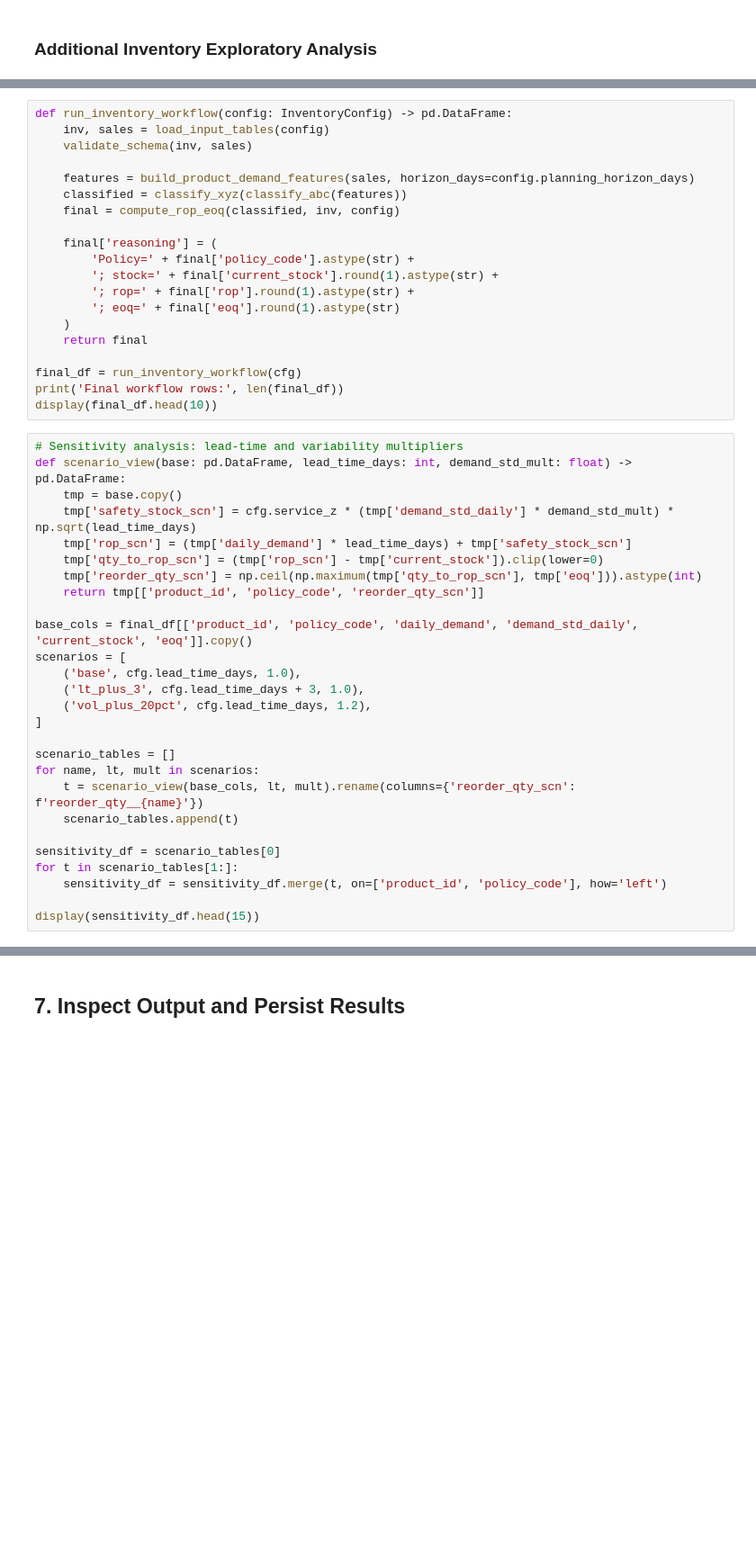
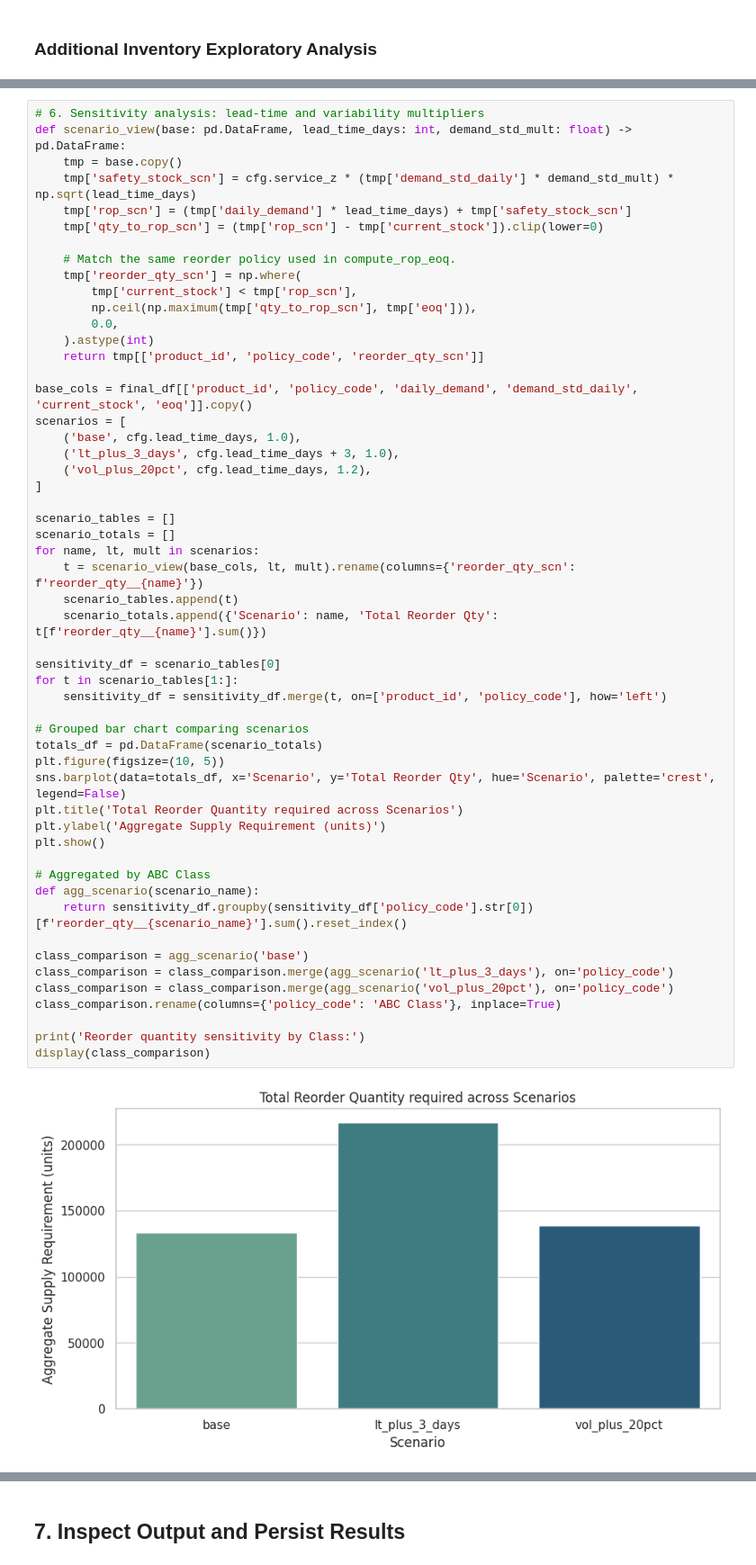
Before and after one commit to Promess02/OptimAIze, a Jupyter notebook: agents/inventory/inventory_abc_xyz_rop_eoq.ipynb, the cells around one changed output, grey strips where cells are left out. Shown at 90% size. Saved outputs shown, nothing was run; the diff lists cells and outputs as text; blank space fills up the shorter version.

```diff
--- a/agents/inventory/inventory_abc_xyz_rop_eoq.ipynb
+++ b/agents/inventory/inventory_abc_xyz_rop_eoq.ipynb
@@ -399,47 +410,55 @@ FileNotFoundError: [Errno 2] No such file or directory: 'pytest'
-# %%
-def run_inventory_workflow(config: InventoryConfig) -> pd.DataFrame:
-    inv, sales = load_input_tables(config)
-    validate_schema(inv, sales)
-
-    features = build_product_demand_features(sales, horizon_days=config.planning_horizon_days)
-    classified = classify_xyz(classify_abc(features))
-    final = compute_rop_eoq(classified, inv, config)
-
-    final['reasoning'] = (
-        'Policy=' + final['policy_code'].astype(str) +
-        '; stock=' + final['current_stock'].round(1).astype(str) +
-        '; rop=' + final['rop'].round(1).astype(str) +
-        '; eoq=' + final['eoq'].round(1).astype(str)
-    )
-    return final
-
-final_df = run_inventory_workflow(cfg)
-print('Final workflow rows:', len(final_df))
-display(final_df.head(10))
 # %%
-# Sensitivity analysis: lead-time and variability multipliers
+# 6. Sensitivity analysis: lead-time and variability multipliers
 def scenario_view(base: pd.DataFrame, lead_time_days: int, demand_std_mult: float) -> pd.DataFrame:
     tmp = base.copy()
     tmp['safety_stock_scn'] = cfg.service_z * (tmp['demand_std_daily'] * demand_std_mult) * np.sqrt(lead_time_days)
     tmp['rop_scn'] = (tmp['daily_demand'] * lead_time_days) + tmp['safety_stock_scn']
     tmp['qty_to_rop_scn'] = (tmp['rop_scn'] - tmp['current_stock']).clip(lower=0)
-    tmp['reorder_qty_scn'] = np.ceil(np.maximum(tmp['qty_to_rop_scn'], tmp['eoq'])).astype(int)
+
+    # Match the same reorder policy used in compute_rop_eoq.
+    tmp['reorder_qty_scn'] = np.where(
+        tmp['current_stock'] < tmp['rop_scn'],
+        np.ceil(np.maximum(tmp['qty_to_rop_scn'], tmp['eoq'])),
+        0.0,
+    ).astype(int)
     return tmp[['product_id', 'policy_code', 'reorder_qty_scn']]
 
 base_cols = final_df[['product_id', 'policy_code', 'daily_demand', 'demand_std_daily', 'current_stock', 'eoq']].copy()
 scenarios = [
     ('base', cfg.lead_time_days, 1.0),
-    ('lt_plus_3', cfg.lead_time_days + 3, 1.0),
+    ('lt_plus_3_days', cfg.lead_time_days + 3, 1.0),
     ('vol_plus_20pct', cfg.lead_time_days, 1.2),
 ]
 
 scenario_tables = []
+scenario_totals = []
 for name, lt, mult in scenarios:
     t = scenario_view(base_cols, lt, mult).rename(columns={'reorder_qty_scn': f'reorder_qty__{name}'})
     scenario_tables.append(t)
+    scenario_totals.append({'Scenario': name, 'Total Reorder Qty': t[f'reorder_qty__{name}'].sum()})
 
 sensitivity_df = scenario_tables[0]
 for t in scenario_tables[1:]:
     sensitivity_df = sensitivity_df.merge(t, on=['product_id', 'policy_code'], how='left')
 
-display(sensitivity_df.head(15))
+# Grouped bar chart comparing scenarios
+totals_df = pd.DataFrame(scenario_totals)
+plt.figure(figsize=(10, 5))
+sns.barplot(data=totals_df, x='Scenario', y='Total Reorder Qty', hue='Scenario', palette='crest', legend=False)
+plt.title('Total Reorder Quantity required across Scenarios')
+plt.ylabel('Aggregate Supply Requirement (units)')
+plt.show()
+
+# Aggregated by ABC Class
+def agg_scenario(scenario_name):
+    return sensitivity_df.groupby(sensitivity_df['policy_code'].str[0])[f'reorder_qty__{scenario_name}'].sum().reset_index()
+
+class_comparison = agg_scenario('base')
+class_comparison = class_comparison.merge(agg_scenario('lt_plus_3_days'), on='policy_code')
+class_comparison = class_comparison.merge(agg_scenario('vol_plus_20pct'), on='policy_code')
+class_comparison.rename(columns={'policy_code': 'ABC Class'}, inplace=True)
+
+print('Reorder quantity sensitivity by Class:')
+display(class_comparison)
+# %% [output]
+[figure, added]
```
Also changed, not shown: parts of 13 cells of this notebook, 6 other files.
